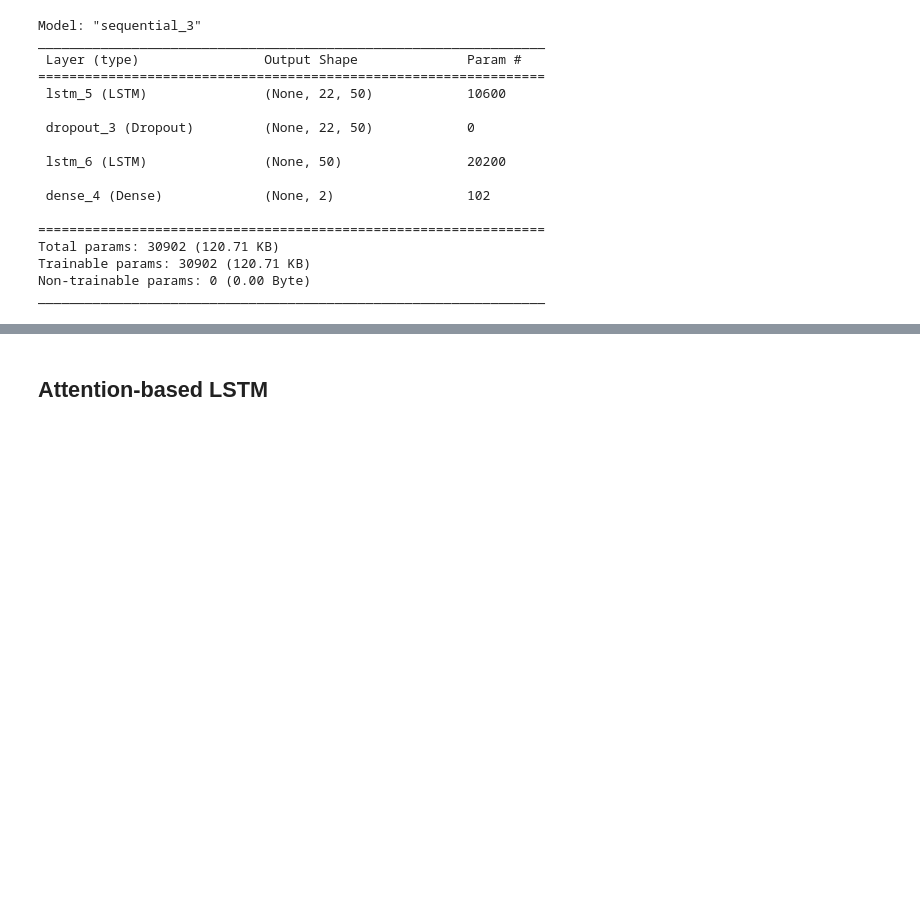
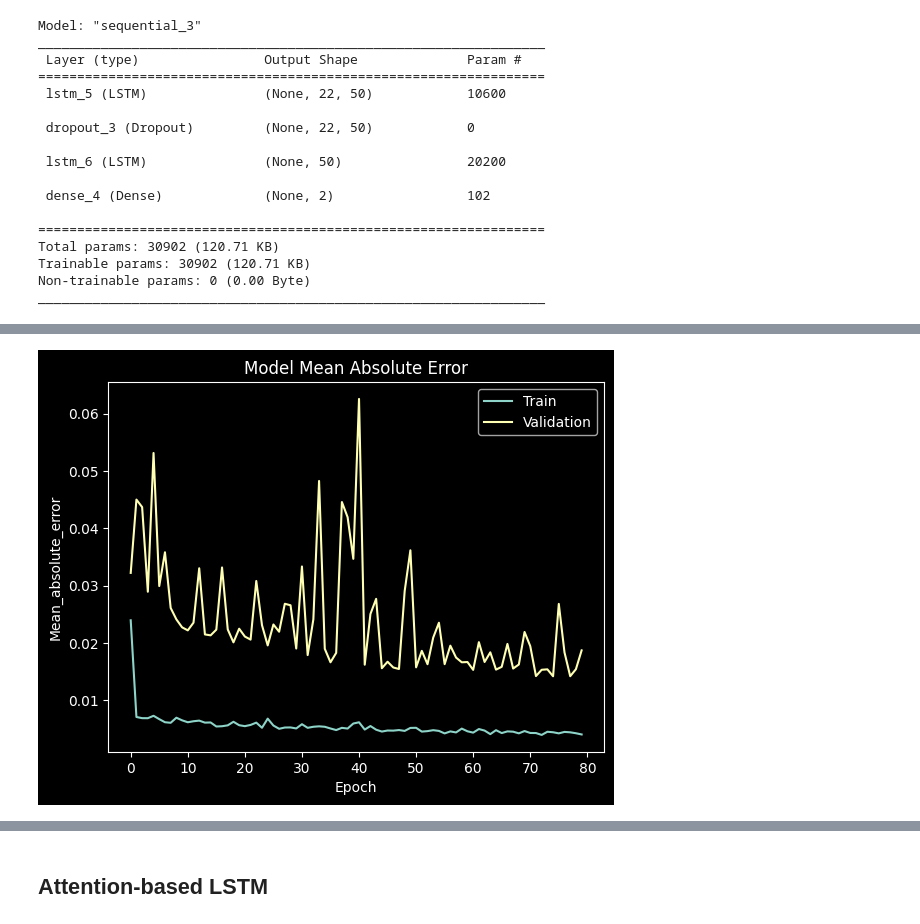
Before and after one commit to mverbytska/Custom-LSTM-with-Attention-for-FTS, a Jupyter notebook: experiment.ipynb, the cells around one changed output, grey strips where cells are left out. Saved outputs shown, nothing was run; the diff lists cells and outputs as text; code cells hidden in the pictures; blank space fills up the shorter version.

```diff
--- a/experiment.ipynb
+++ b/experiment.ipynb
@@ -289,3 +290,7 @@ plt.show()
+# %%
+plot_loss(lstm_history, 'mean_absolute_error', 'Model Mean Absolute Error')
+# %% [output]
+[figure, added]
 # %%
 train_min_loss = min(lstm_history.history['loss'])
 val_min_loss = min(lstm_history.history['val_loss'])
```
Also changed, not shown: parts of 12 cells of this notebook.
